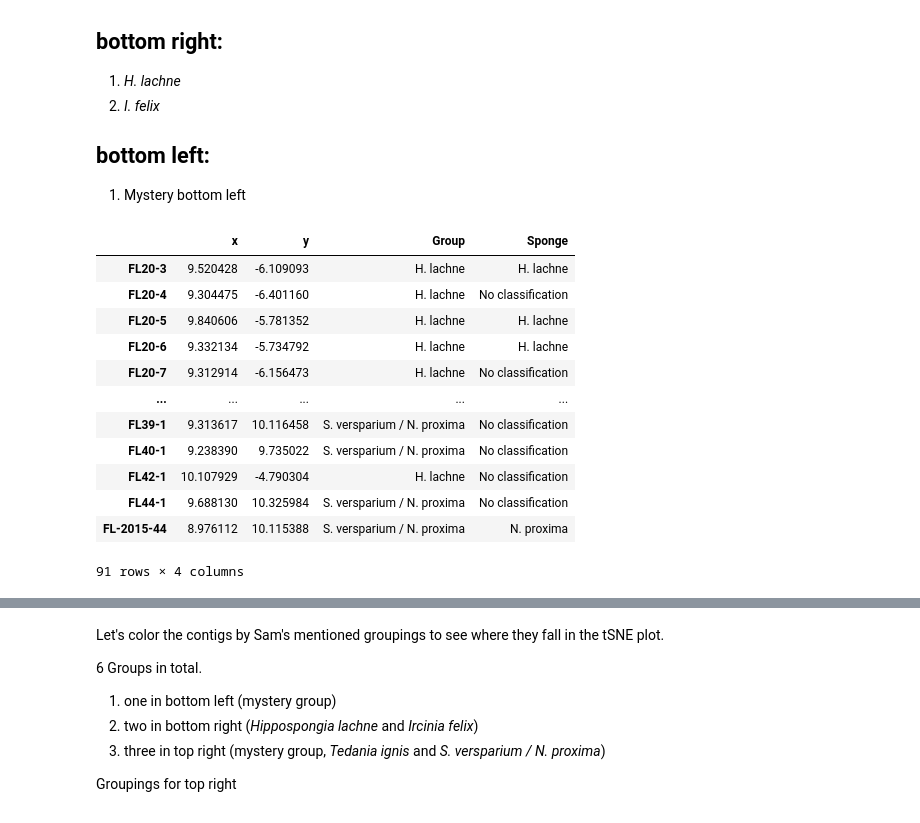
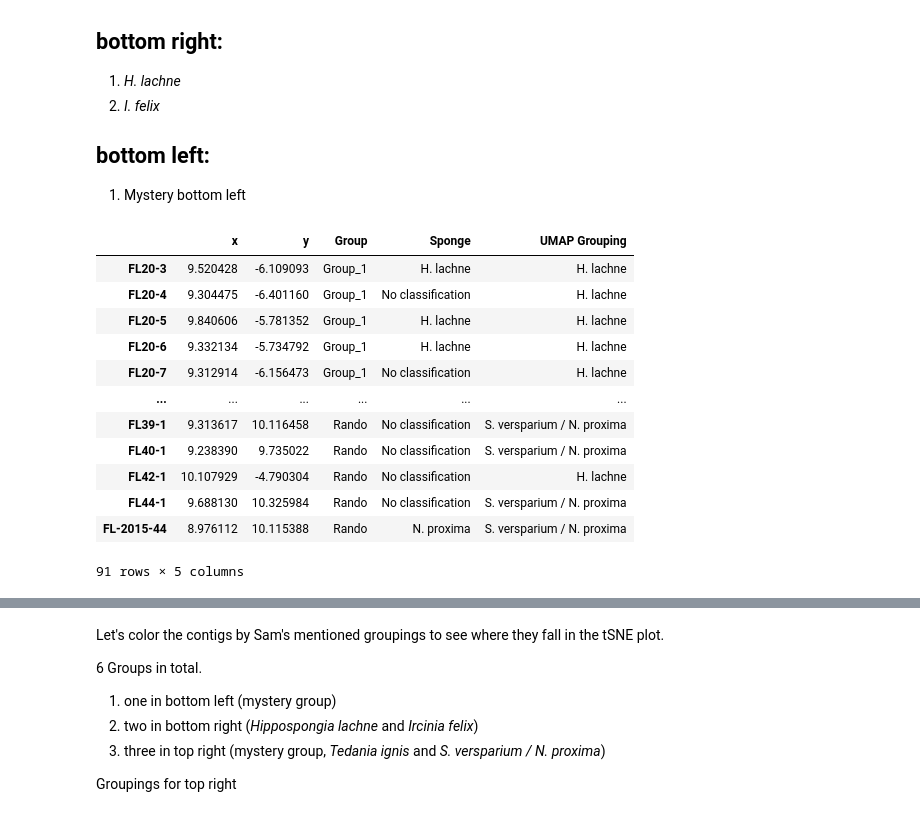
Before and after one commit to WiscEvan/marine_drugs, a Jupyter notebook: notebooks/otu_embeddings.ipynb, the cells around one changed output, grey strips where cells are left out. Saved outputs shown, nothing was run; the diff lists cells and outputs as text; code cells hidden in the pictures.

Commit message:
:art: Change Group column to note manual umap selection: UMAP Grouping

```diff
--- a/notebooks/otu_embeddings.ipynb
+++ b/notebooks/otu_embeddings.ipynb
@@ -132,8 +132,8 @@ otus = OTUS(
     sample2sponge="../data/16S/sample2sponge.txt")
 # %%
 method = "umap"
-# out = f"../figures/16S_{method}_embedding.pdf"
-out = None
+out = f"../figures/otus_{method}_embedding.jpg"
+# out = None
 umap_df = otus.plot_embedding(method=method, out=out)
 # %% [output]
 [interactive output not drawn]
@@ -232,28 +232,28 @@ Now we have all 6 groupings in their respective dataframes. Let's color these in
 # %%
 groupings = {
     "mystery top right": mystery_top_right,
     "T. ignis":t_ignis,
     "S. versparium / N. proxima":s_versparium_n_proxima,
     "H. lachne": h_lachne,
     "I. felix":i_felix,
     "mystery bottom left":mystery_bottom_left}
 
 for name, group in groupings.items():
-    umap_df.loc[umap_df.index.isin(group.index), "Group"] = name
+    umap_df.loc[umap_df.index.isin(group.index), "UMAP Grouping"] = name
 
 umap_df
 # %% [output]
-|  | x | y | Group | Sponge |
-| FL20-3 | 9.520428 | -6.109093 | H. lachne | H. lachne |
-| FL20-4 | 9.304475 | -6.401160 | H. lachne | No classification |
-| FL20-5 | 9.840606 | -5.781352 | H. lachne | H. lachne |
-| FL20-6 | 9.332134 | -5.734792 | H. lachne | H. lachne |
-| FL20-7 | 9.312914 | -6.156473 | H. lachne | No classification |
-| ... | ... | ... | ... | ... |
-| FL39-1 | 9.313617 | 10.116458 | S. versparium / N. proxima | No classification |
-| FL40-1 | 9.238390 | 9.735022 | S. versparium / N. proxima | No classification |
-| FL42-1 | 10.107929 | -4.790304 | H. lachne | No classification |
-| FL44-1 | 9.688130 | 10.325984 | S. versparium / N. proxima | No classification |
-| FL-2015-44 | 8.976112 | 10.115388 | S. versparium / N. proxima | N. proxima |
+|  | x | y | Group | Sponge | UMAP Grouping |
+| FL20-3 | 9.520428 | -6.109093 | Group_1 | H. lachne | H. lachne |
+| FL20-4 | 9.304475 | -6.401160 | Group_1 | No classification | H. lachne |
+| FL20-5 | 9.840606 | -5.781352 | Group_1 | H. lachne | H. lachne |
+| FL20-6 | 9.332134 | -5.734792 | Group_1 | H. lachne | H. lachne |
+| FL20-7 | 9.312914 | -6.156473 | Group_1 | No classification | H. lachne |
+| ... | ... | ... | ... | ... | ... |
+| FL39-1 | 9.313617 | 10.116458 | Rando | No classification | S. versparium / N. proxima |
+| FL40-1 | 9.238390 | 9.735022 | Rando | No classification | S. versparium / N. proxima |
+| FL42-1 | 10.107929 | -4.790304 | Rando | No classification | H. lachne |
+| FL44-1 | 9.688130 | 10.325984 | Rando | No classification | S. versparium / N. proxima |
+| FL-2015-44 | 8.976112 | 10.115388 | Rando | N. proxima | S. versparium / N. proxima |
-91 rows × 4 columns
+91 rows × 5 columns
 # %%
```
Also changed, not shown: parts of 11 cells of this notebook.
